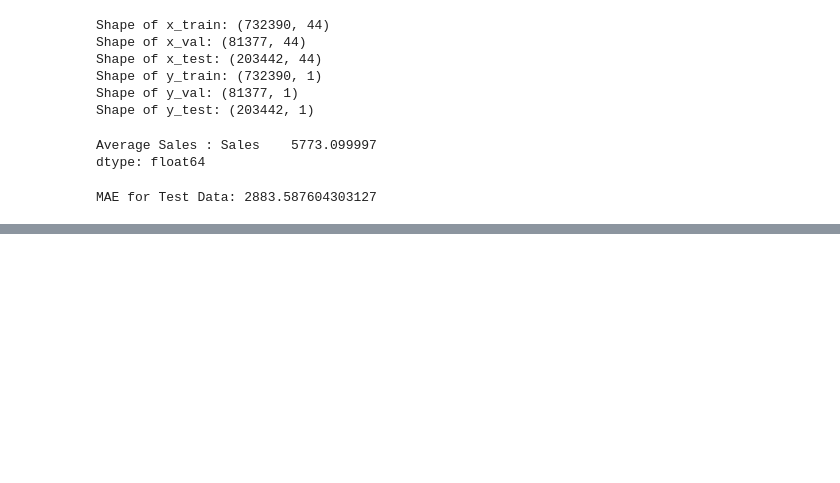
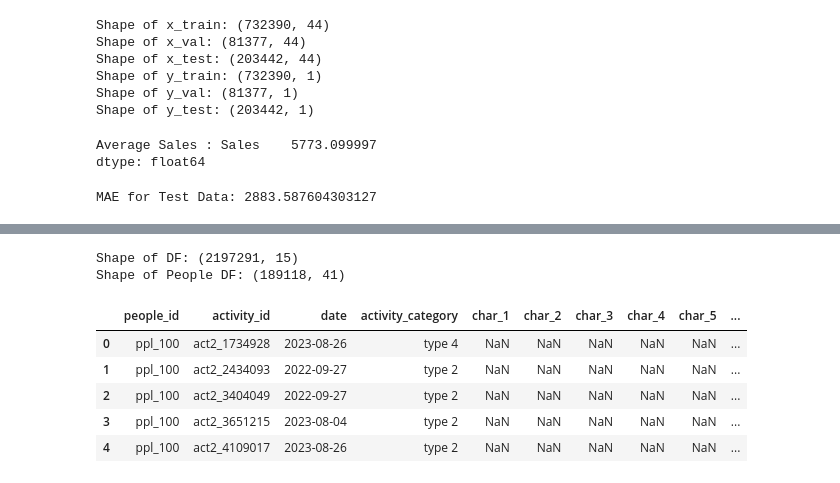
Before and after one commit to 5unof4Beach/PTHTTM, a Jupyter notebook: HTTM/Phan2/chuong6.ipynb, the cells around one changed output, grey strips where cells are left out. Saved outputs shown, nothing was run; the diff lists cells and outputs as text; code cells hidden in the pictures; blank space fills up the shorter version.

```diff
--- a/HTTM/Phan2/chuong6.ipynb
+++ b/HTTM/Phan2/chuong6.ipynb
@@ -492,0 +542,23 @@ values,y_test["Predicted Sales"].values))
+# %%
+import pandas as pd
+import numpy as np
+import matplotlib.pyplot as plt
+import seaborn as sns
+%matplotlib inline
+
+df = pd.read_csv("../act_train.csv")
+people = pd.read_csv("../people.csv")
+print("Shape of DF:",df.shape)
+print("Shape of People DF:",people.shape)
+# %% [output]
+Shape of DF: (2197291, 15)
+Shape of People DF: (189118, 41)
+# %%
+df.head()
+# %% [output]
+|  | people_id | activity_id | date | activity_category | char_1 | char_2 | char_3 | char_4 | char_5 | ... |
+| 0 | ppl_100 | act2_1734928 | 2023-08-26 | type 4 | NaN | NaN | NaN | NaN | NaN | ... |
+| 1 | ppl_100 | act2_2434093 | 2022-09-27 | type 2 | NaN | NaN | NaN | NaN | NaN | ... |
+| 2 | ppl_100 | act2_3404049 | 2022-09-27 | type 2 | NaN | NaN | NaN | NaN | NaN | ... |
+| 3 | ppl_100 | act2_3651215 | 2023-08-04 | type 2 | NaN | NaN | NaN | NaN | NaN | ... |
+| 4 | ppl_100 | act2_4109017 | 2023-08-26 | type 2 | NaN | NaN | NaN | NaN | NaN | ... |
```
Also changed, not shown: parts of 54 cells of this notebook, 5 other files.
